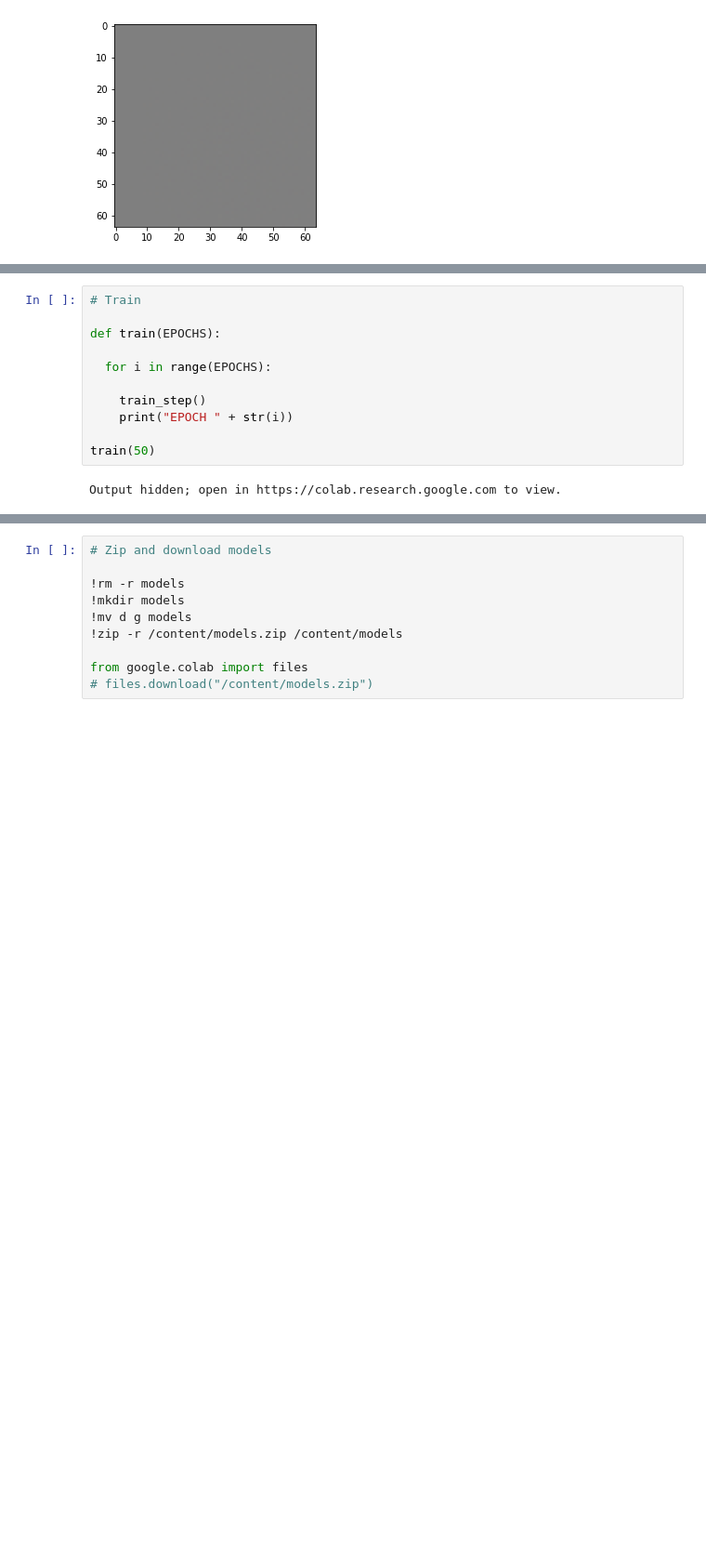
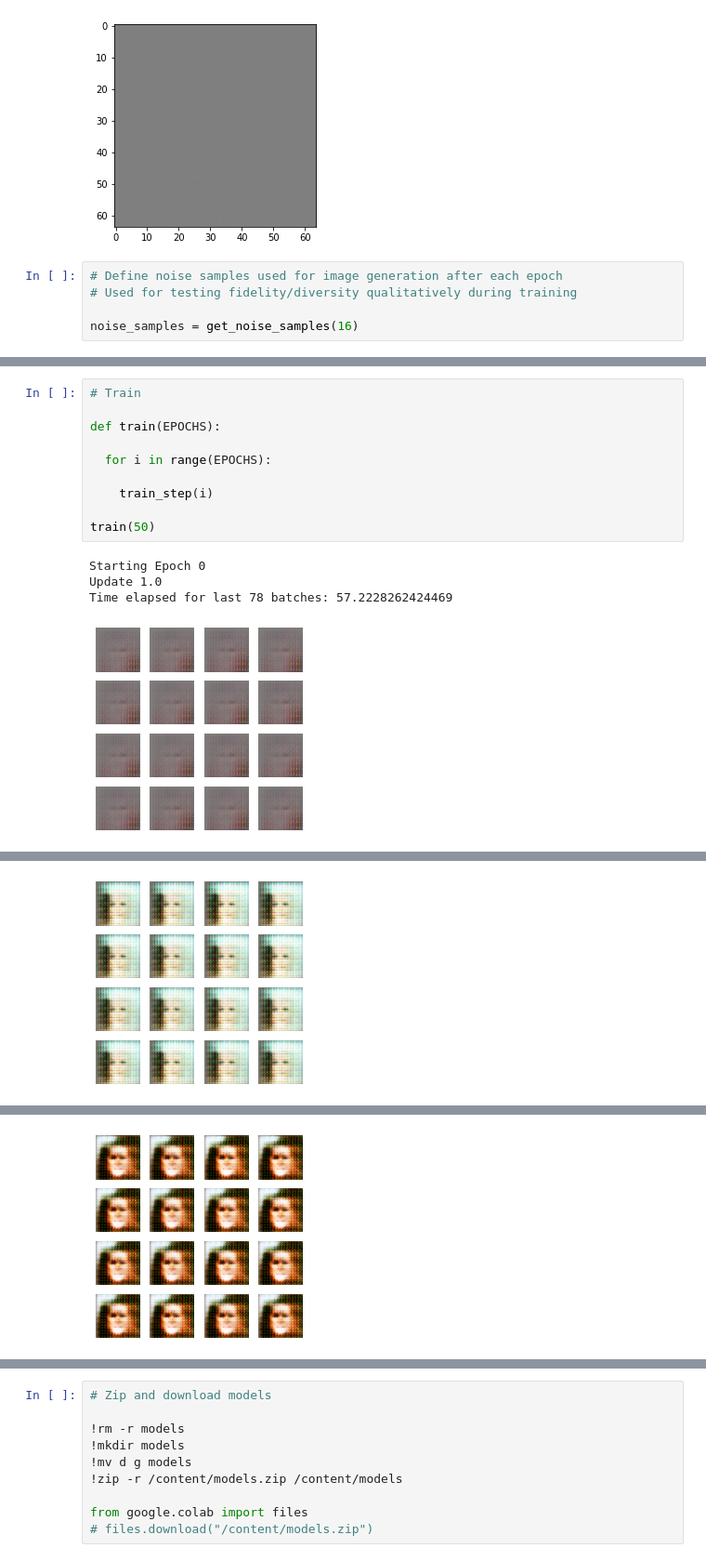
Before and after one commit to JRyanShue/DCGAN, a Jupyter notebook: src/DCGAN.ipynb, the cells around one changed output, grey strips where cells are left out. Shown at 93% size. Drawn from its saved outputs; the diff is of its cells as text; blank space fills up the shorter version.

```diff
--- a/src/DCGAN.ipynb
+++ b/src/DCGAN.ipynb
@@ -424,3 +405,8 @@ tf.Tensor(
    [-2.31018930e-04  7.02493184e-04  4.91060957e-04]
    [-4.12467372e-04  9.16392950e-04 -2.22066359e-04]]]], shape=(1, 64, 64, 3), dtype=float32)
 [figure]
+# %%
+# Define noise samples used for image generation after each epoch
+# Used for testing fidelity/diversity qualitatively during training
+
+noise_samples = get_noise_samples(16)
@@ -690,13 +616,15 @@ None
 # %%
 # Train
 
 def train(EPOCHS):
 
   for i in range(EPOCHS):
 
-    train_step()
-    print("EPOCH " + str(i))
+    train_step(i)
 
 train(50)
 # %% [output]
-Output hidden; open in https://colab.research.google.com to view.
+Starting Epoch 0
+Update 1.0
+Time elapsed for last 78 batches: 57.2228262424469
+[figure, added]
@@ -702,0 +633 @@ Output hidden; open in https://colab.research.google.com to view.
+[figure, added]
@@ -702,0 +636 @@ Output hidden; open in https://colab.research.google.com to view.
+[figure, added]
```
Also changed, not shown: parts of 19 cells of this notebook.
